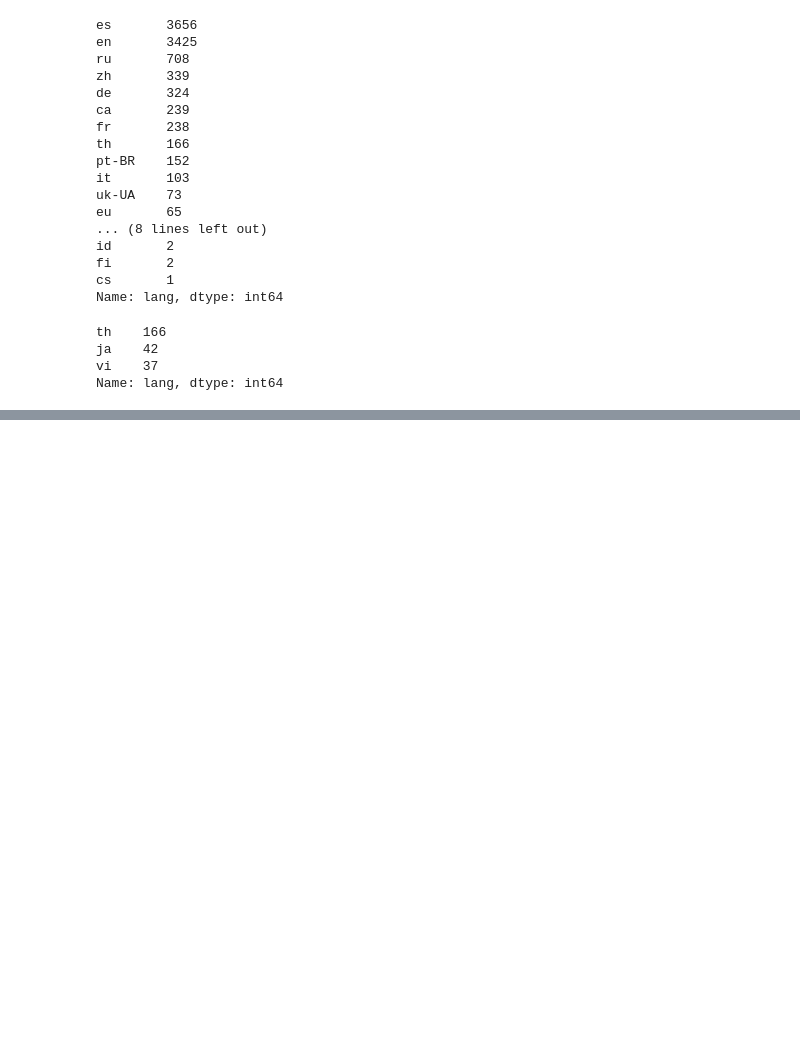
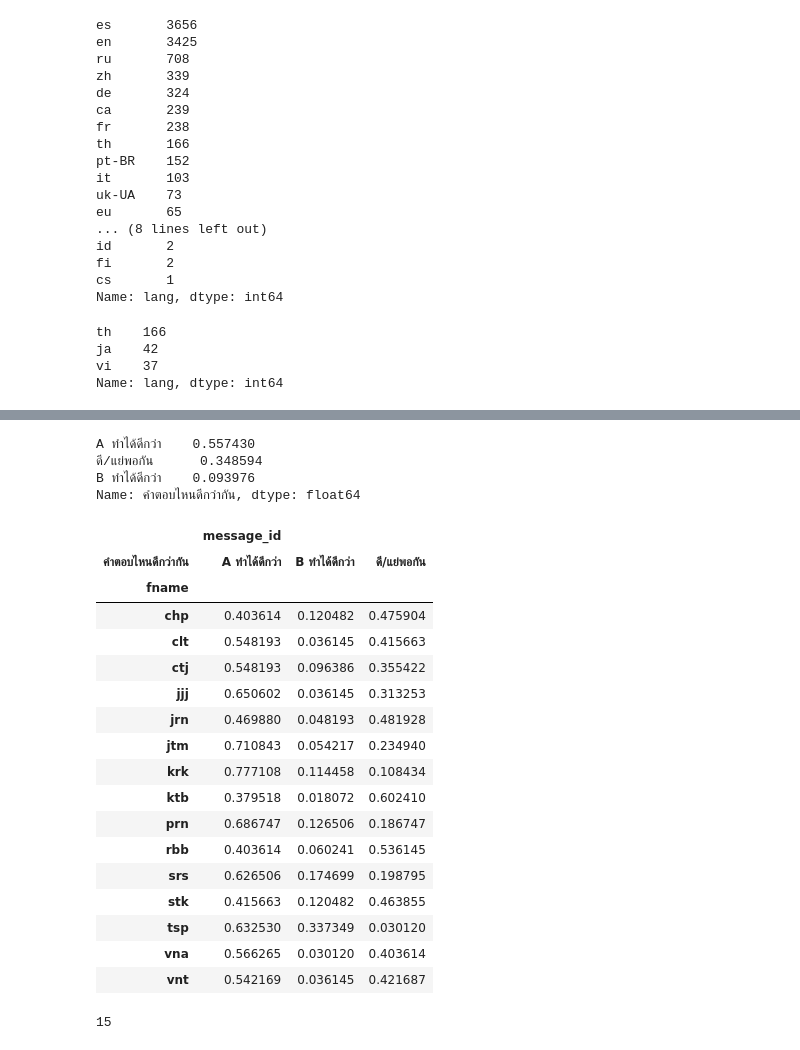
Before and after one commit to PyThaiNLP/WangChanGLM, a Jupyter notebook: notebook/evaluate_chatgpt.ipynb, the cells around one changed output, grey strips where cells are left out. Cells and saved outputs as stored; diff of their text form; code cells hidden in the pictures; blank space fills up the shorter version.

Commit message:
add human questionnaire

```diff
--- a/notebook/evaluate_chatgpt.ipynb
+++ b/notebook/evaluate_chatgpt.ipynb
@@ -276,0 +285,14 @@ Name: is_second_col_better, dtype: float64
+# %%
+import glob
+import pandas as pd
+pd.set_option('display.max_colwidth', 0)
+from tqdm.auto import tqdm
+fnames = glob.glob('../data/human_questionnaire/*.csv')
+fnames
+
+dfs = []
+for fname in tqdm(fnames):
+    d = pd.read_csv(fname)
+    d['fname'] = fname.split('/')[-1][:-4]
+    dfs.append(d)
+df = pd.concat(dfs).reset_index(drop=True)
@@ -276,0 +319,33 @@ Name: is_second_col_better, dtype: float64
+# %%
+df['คำตอบไหนดีกว่ากัน'].value_counts(normalize=True)
+# %% [output]
+A ทำได้ดีกว่า    0.557430
+ดี/แย่พอกัน      0.348594
+B ทำได้ดีกว่า    0.093976
+Name: คำตอบไหนดีกว่ากัน, dtype: float64
+# %%
+df.groupby(['fname','คำตอบไหนดีกว่ากัน']).message_id.count().reset_index()\
+    .pivot_table(index=['fname',], columns='คำตอบไหนดีกว่ากัน')/166
+# %% [output]
+|  | message_id |  |  |
+| คำตอบไหนดีกว่ากัน | A ทำได้ดีกว่า | B ทำได้ดีกว่า | ดี/แย่พอกัน |
+| fname |  |  |  |
+| chp | 0.403614 | 0.120482 | 0.475904 |
+| clt | 0.548193 | 0.036145 | 0.415663 |
+| ctj | 0.548193 | 0.096386 | 0.355422 |
+| jjj | 0.650602 | 0.036145 | 0.313253 |
+| jrn | 0.469880 | 0.048193 | 0.481928 |
+| jtm | 0.710843 | 0.054217 | 0.234940 |
+| krk | 0.777108 | 0.114458 | 0.108434 |
+| ktb | 0.379518 | 0.018072 | 0.602410 |
+| prn | 0.686747 | 0.126506 | 0.186747 |
+| rbb | 0.403614 | 0.060241 | 0.536145 |
+| srs | 0.626506 | 0.174699 | 0.198795 |
+| stk | 0.415663 | 0.120482 | 0.463855 |
+| tsp | 0.632530 | 0.337349 | 0.030120 |
+| vna | 0.566265 | 0.030120 | 0.403614 |
+| vnt | 0.542169 | 0.036145 | 0.421687 |
+# %%
+df.fname.nunique()
+# %% [output]
+15
```
Also changed, not shown: parts of 13 cells of this notebook.
